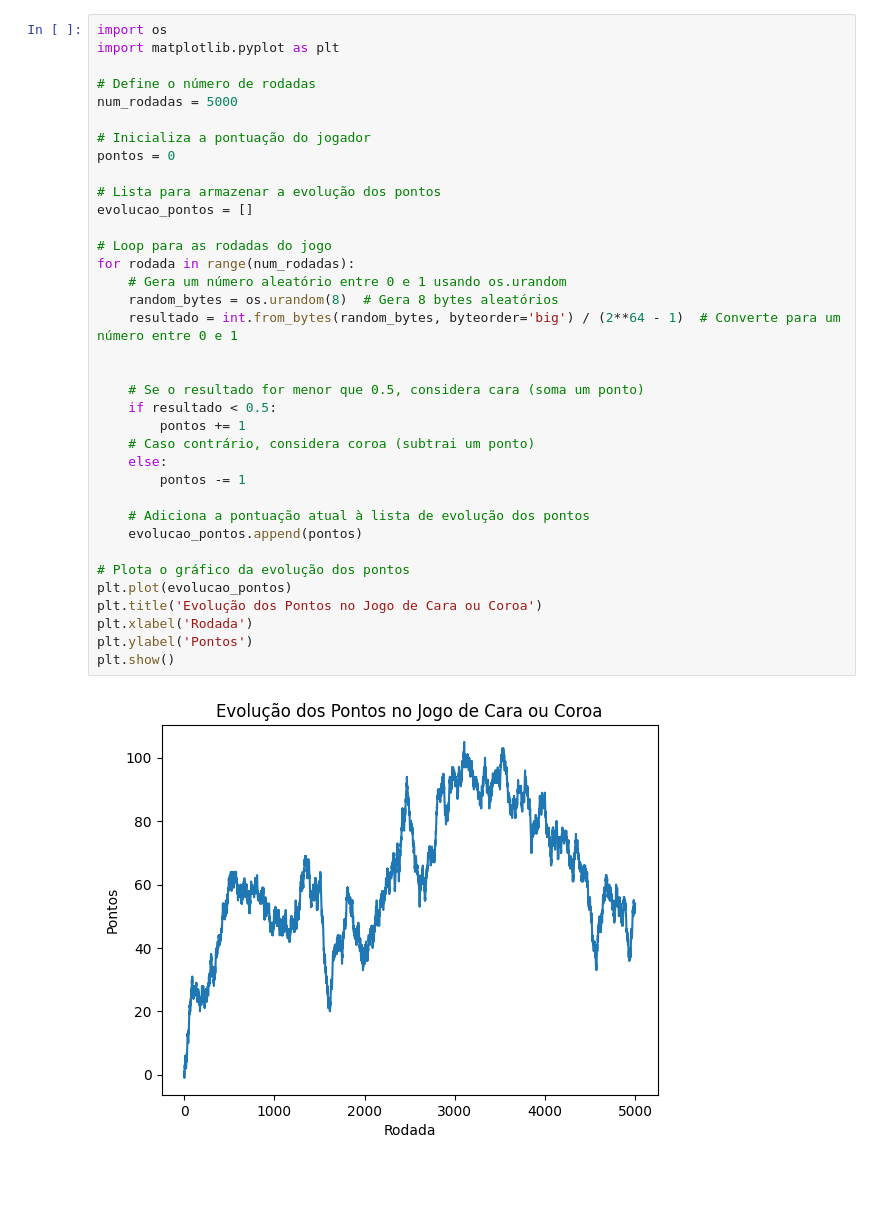
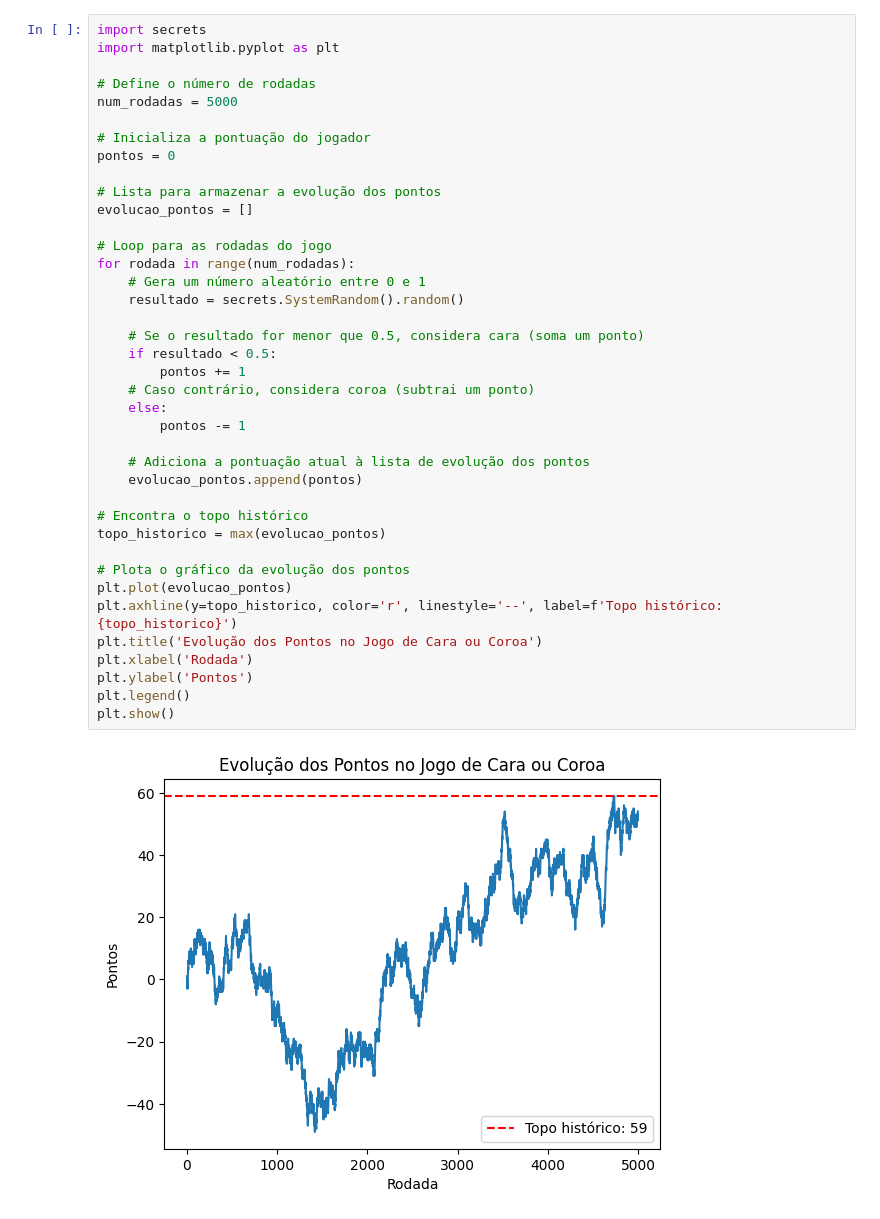
Before and after one commit to Jean-Paulo-Public/probability-sandbox, a Jupyter notebook: 2.ipynb, the cells around one changed output. Saved outputs shown, nothing was run; the diff lists cells and outputs as text; blank space fills up the shorter version.

```diff
--- a/2.ipynb
+++ b/2.ipynb
@@ -183,38 +39,41 @@ plt.show()
 # %%
-import os
+import secrets
 import matplotlib.pyplot as plt
 
 # Define o número de rodadas
 num_rodadas = 5000
 
 # Inicializa a pontuação do jogador
 pontos = 0
 
 # Lista para armazenar a evolução dos pontos
 evolucao_pontos = []
 
 # Loop para as rodadas do jogo
 for rodada in range(num_rodadas):
-    # Gera um número aleatório entre 0 e 1 usando os.urandom
-    random_bytes = os.urandom(8)  # Gera 8 bytes aleatórios
-    resultado = int.from_bytes(random_bytes, byteorder='big') / (2**64 - 1)  # Converte para um número entre 0 e 1
-
+    # Gera um número aleatório entre 0 e 1
+    resultado = secrets.SystemRandom().random()
 
     # Se o resultado for menor que 0.5, considera cara (soma um ponto)
     if resultado < 0.5:
         pontos += 1
     # Caso contrário, considera coroa (subtrai um ponto)
     else:
         pontos -= 1
 
     # Adiciona a pontuação atual à lista de evolução dos pontos
     evolucao_pontos.append(pontos)
 
+# Encontra o topo histórico
+topo_historico = max(evolucao_pontos)
+
 # Plota o gráfico da evolução dos pontos
 plt.plot(evolucao_pontos)
+plt.axhline(y=topo_historico, color='r', linestyle='--', label=f'Topo histórico: {topo_historico}')
 plt.title('Evolução dos Pontos no Jogo de Cara ou Coroa')
 plt.xlabel('Rodada')
 plt.ylabel('Pontos')
+plt.legend()
 plt.show()
 # %% [output]
-[figure, old version]
+[figure, new version]
```
Also changed, not shown: parts of 19 cells of this notebook.
